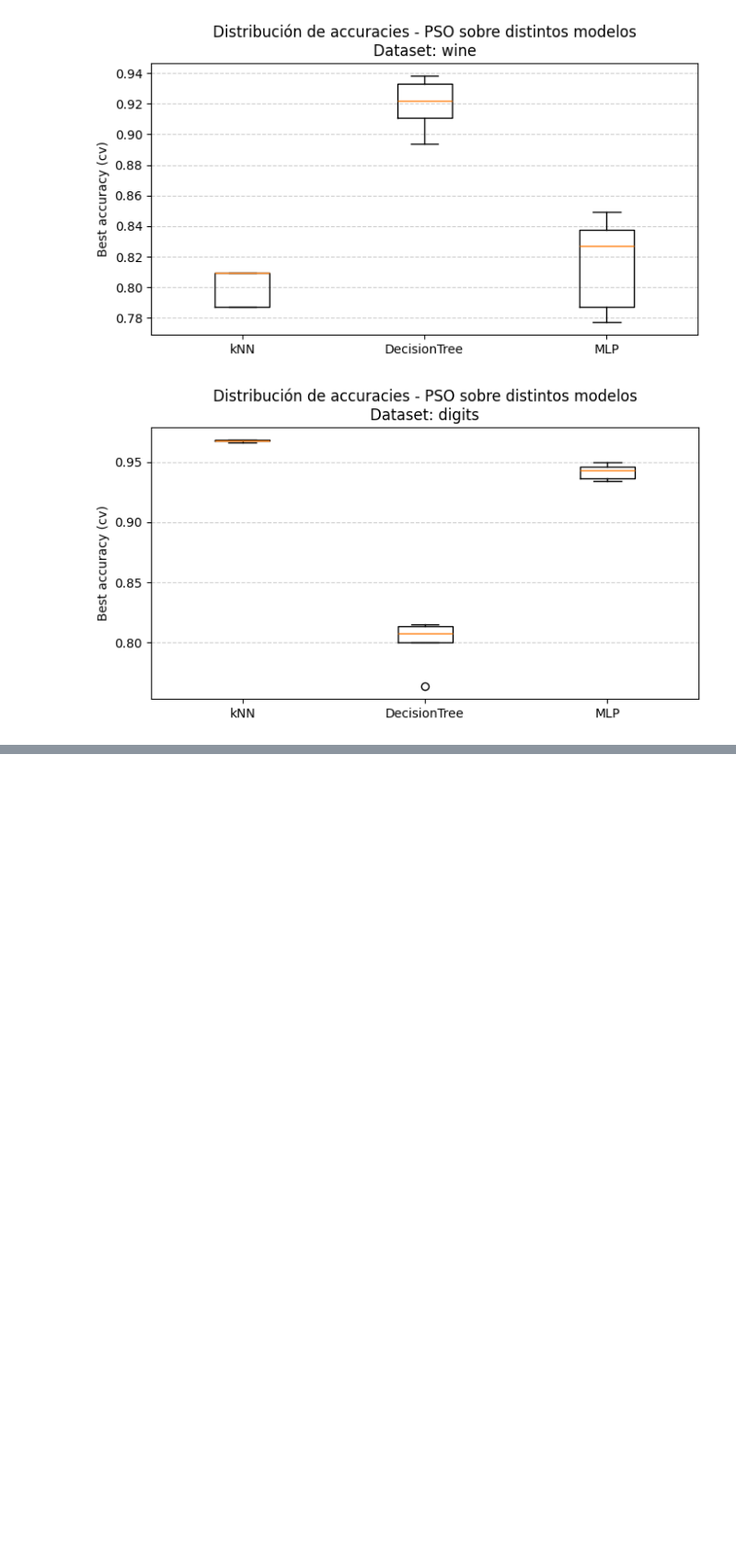
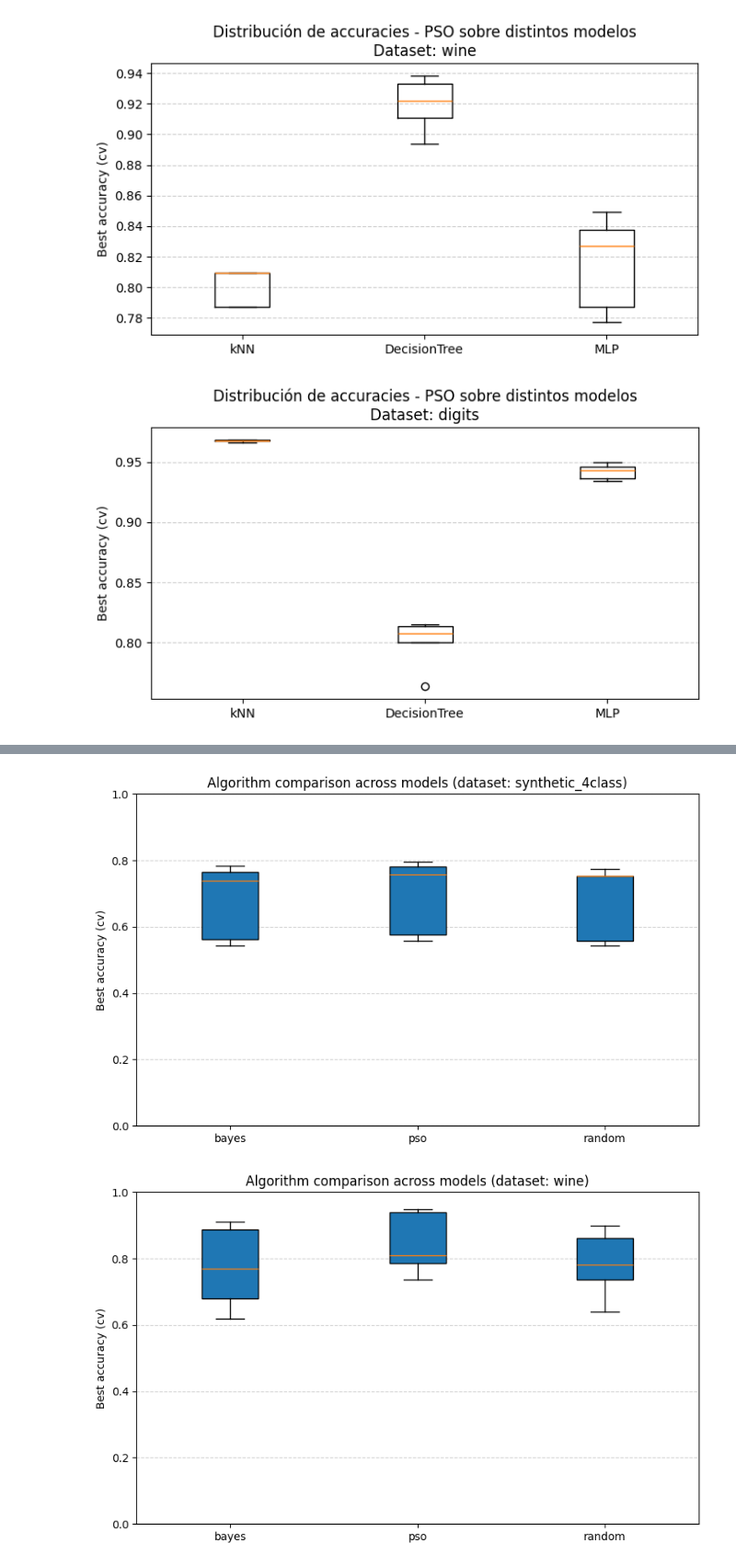
Before and after one commit to tmonreal/PSO_Hyperparameter_Tuning, a Jupyter notebook: experiments.ipynb, the cells around one changed output, grey strips where cells are left out. Shown at 92% size. Saved outputs shown, nothing was run; the diff lists cells and outputs as text; code cells hidden in the pictures; blank space fills up the shorter version.

```diff
--- a/experiments.ipynb
+++ b/experiments.ipynb
@@ -365,0 +720,18 @@ for (X, y, ds_name) in datasets:
+# %%
+# Boxplot per dataset: each box = algorithm distribution across models & runs
+for ds_name in df_bench['dataset'].unique():
+    df_ds = df_bench[df_bench['dataset'] == ds_name]
+    methods = sorted(df_ds['method'].unique())
+    data_to_plot = [df_ds[df_ds['method'] == m]['best_accuracy'].values for m in methods]
+
+    plt.figure(figsize=(8, 5))
+    plt.boxplot(data_to_plot, labels=methods, patch_artist=True)
+    plt.ylim(0, 1)
+    plt.ylabel('Best accuracy (cv)')
+    plt.title(f'Algorithm comparison across models (dataset: {ds_name})')
+    plt.grid(True, axis='y', linestyle='--', alpha=0.6)
+    plt.tight_layout()
+    plt.show()
+# %% [output]
+[figure, added]
+[figure, added]
```
Also changed, not shown: parts of 9 cells of this notebook, 13 other files.
